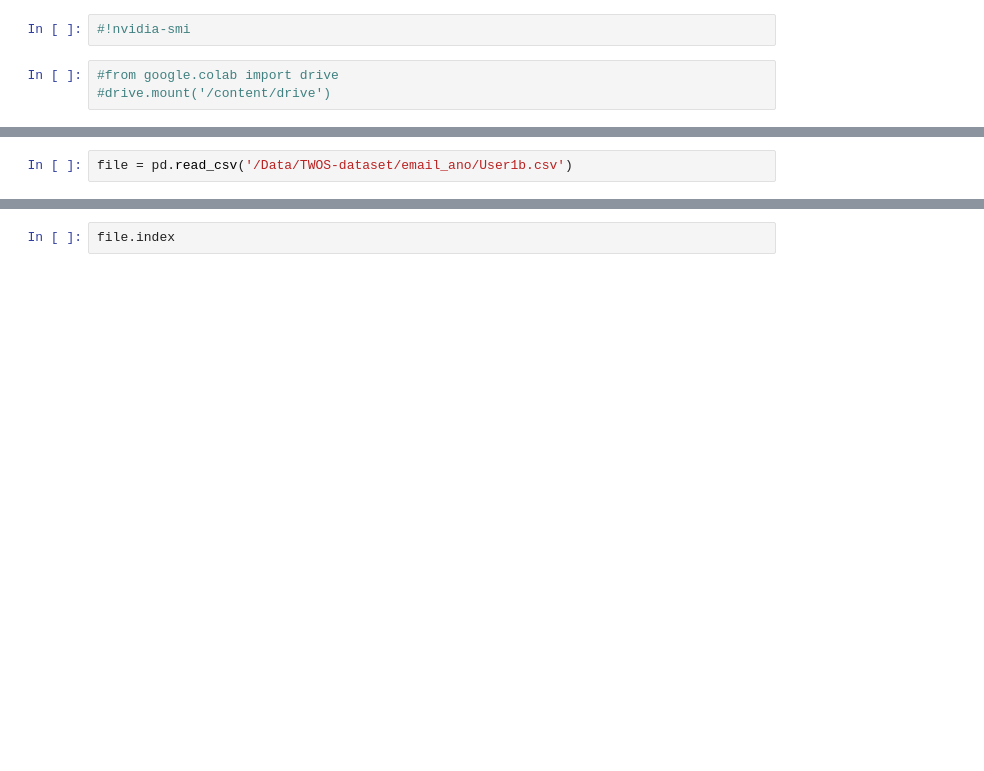
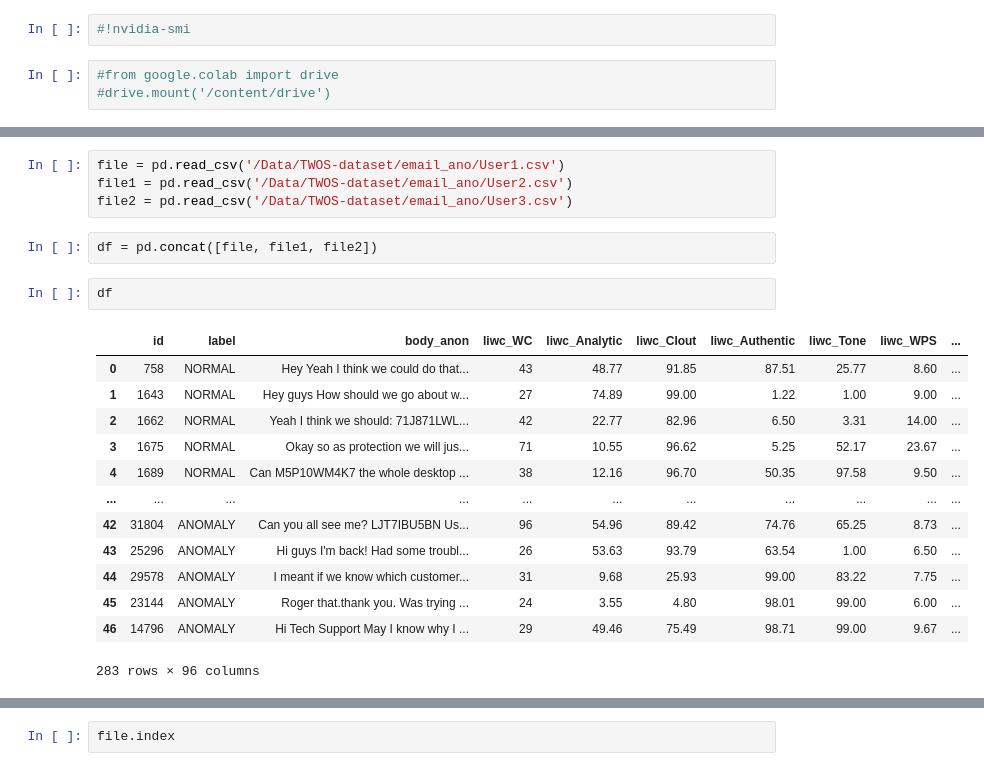
Before and after one commit to kenclements/praxis, a Jupyter notebook: adaboost-twos.ipynb, the cells around one changed output, grey strips where cells are left out. Drawn from its saved outputs; the diff is of its cells as text; blank space fills up the shorter version.

```diff
--- a/adaboost-twos.ipynb
+++ b/adaboost-twos.ipynb
@@ -16,2 +26,22 @@ import re
-# %%
-file = pd.read_csv('/Data/TWOS-dataset/email_ano/User1b.csv')
+# %%
+file = pd.read_csv('/Data/TWOS-dataset/email_ano/User1.csv')
+file1 = pd.read_csv('/Data/TWOS-dataset/email_ano/User2.csv')
+file2 = pd.read_csv('/Data/TWOS-dataset/email_ano/User3.csv')
+# %%
+df = pd.concat([file, file1, file2])
+# %%
+df
+# %% [output]
+|  | id | label | body_anon | liwc_WC | liwc_Analytic | liwc_Clout | liwc_Authentic | liwc_Tone | liwc_WPS | ... |
+| 0 | 758 | NORMAL | Hey Yeah I think we could do that... | 43 | 48.77 | 91.85 | 87.51 | 25.77 | 8.60 | ... |
+| 1 | 1643 | NORMAL | Hey guys How should we go about w... | 27 | 74.89 | 99.00 | 1.22 | 1.00 | 9.00 | ... |
+| 2 | 1662 | NORMAL | Yeah I think we should: 71J871LWL... | 42 | 22.77 | 82.96 | 6.50 | 3.31 | 14.00 | ... |
+| 3 | 1675 | NORMAL | Okay so as protection we will jus... | 71 | 10.55 | 96.62 | 5.25 | 52.17 | 23.67 | ... |
+| 4 | 1689 | NORMAL | Can M5P10WM4K7 the whole desktop ... | 38 | 12.16 | 96.70 | 50.35 | 97.58 | 9.50 | ... |
+| ... | ... | ... | ... | ... | ... | ... | ... | ... | ... | ... |
+| 42 | 31804 | ANOMALY | Can you all see me? LJT7IBU5BN Us... | 96 | 54.96 | 89.42 | 74.76 | 65.25 | 8.73 | ... |
+| 43 | 25296 | ANOMALY | Hi guys I'm back! Had some troubl... | 26 | 53.63 | 93.79 | 63.54 | 1.00 | 6.50 | ... |
+| 44 | 29578 | ANOMALY | I meant if we know which customer... | 31 | 9.68 | 25.93 | 99.00 | 83.22 | 7.75 | ... |
+| 45 | 23144 | ANOMALY | Roger that.thank you. Was trying ... | 24 | 3.55 | 4.80 | 98.01 | 99.00 | 6.00 | ... |
+| 46 | 14796 | ANOMALY | Hi Tech Support May I know why I ... | 29 | 49.46 | 75.49 | 98.71 | 99.00 | 9.67 | ... |
+283 rows × 96 columns
```
Also changed, not shown: parts of 25 cells of this notebook.
